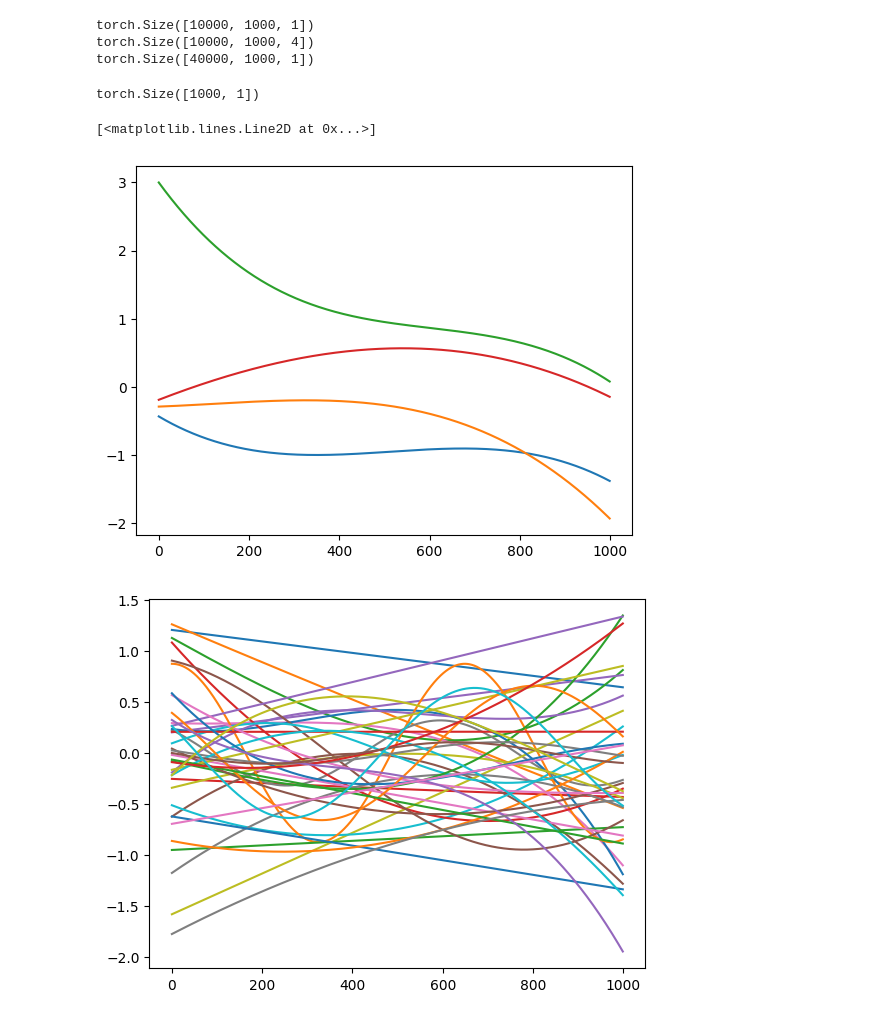
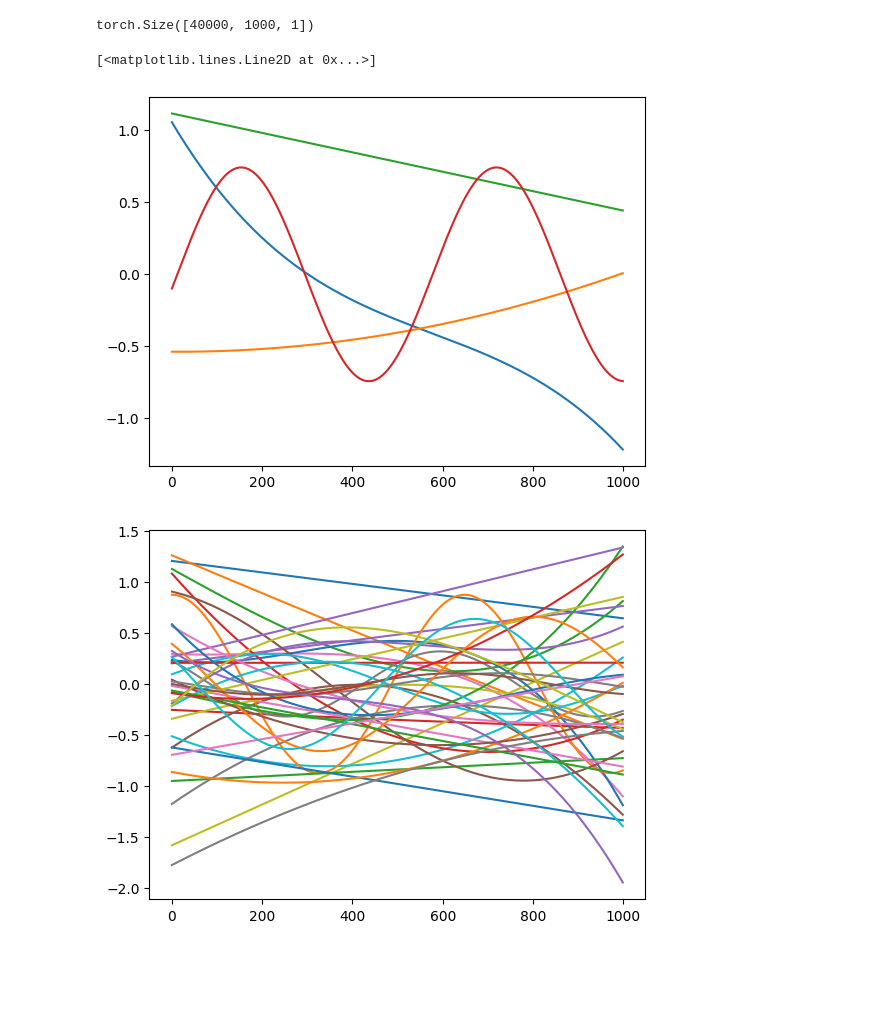
Before and after one commit to ctsai64/MultiFunc, a Jupyter notebook: multi_func_encoder.ipynb, the cells around one changed output. Cells and saved outputs as stored; diff of their text form; code cells hidden in the pictures; blank space fills up the shorter version.

Commit message:
Data ordering

```diff
--- a/multi_func_encoder.ipynb
+++ b/multi_func_encoder.ipynb
@@ -104,7 +104,7 @@ class Sin_func:
 # %%
 sample_size = 10000
 sequence_length = 1000
-batch_size = 100
+batch_size = 50
 data_range = [-1, 1]
 num_funcs = 4
 
@@ -132,12 +132,13 @@ data = data.permute(2,0,1)
 data = data.reshape(-1, sequence_length, 1)
 print(data.shape)
 other_data = torch.vstack([cube_full, quad_full, lin_full, sin_full])'''
-all_data = DataLoader(other_data, batch_size=batch_size, shuffle=True)
+new_data = []
+data_tensors = [cube_full, quad_full, lin_full, sin_full]
+for f in range(sample_size):
+    for i in range(num_funcs):
+        new_data.append(data_tensors[i][f])
+new_data = torch.stack(new_data)
+print(new_data.shape)
+all_data = DataLoader(new_data, batch_size=batch_size, shuffle=True)
 # %% [output]
-torch.Size([10000, 1000, 1])
-torch.Size([10000, 1000, 4])
 torch.Size([40000, 1000, 1])
-# %%
-data[0].shape
-# %% [output]
-torch.Size([1000, 1])
@@ -146,11 +145,11 @@ hold = torch.vstack([cube_full, quad_full, lin_full, sin_full])
 # %%
-plt.plot(data[0, :, 0].detach().cpu().numpy(), "-")
-plt.plot(data[1, :, 0].detach().cpu().numpy(), "-")
-plt.plot(data[2, :, 0].detach().cpu().numpy(), "-")
-plt.plot(data[3, :, 0].detach().cpu().numpy(), "-")
+plt.plot(new_data[0, :, 0].detach().cpu().numpy(), "-")
+plt.plot(new_data[1, :, 0].detach().cpu().numpy(), "-")
+plt.plot(new_data[2, :, 0].detach().cpu().numpy(), "-")
+plt.plot(new_data[3, :, 0].detach().cpu().numpy(), "-")
 # %% [output]
 [<matplotlib.lines.Line2D at 0x...>]
-[figure, old version]
+[figure, new version]
 # %%
 for i in range(10):
     r = np.random.randint(sample_size)
```
Also changed, not shown: parts of 3 cells of this notebook.
